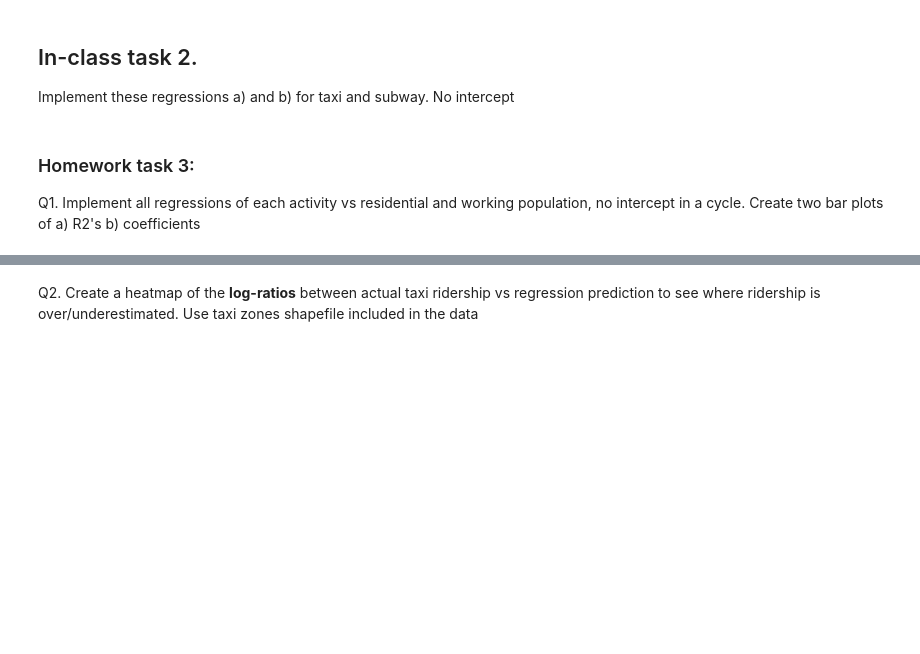
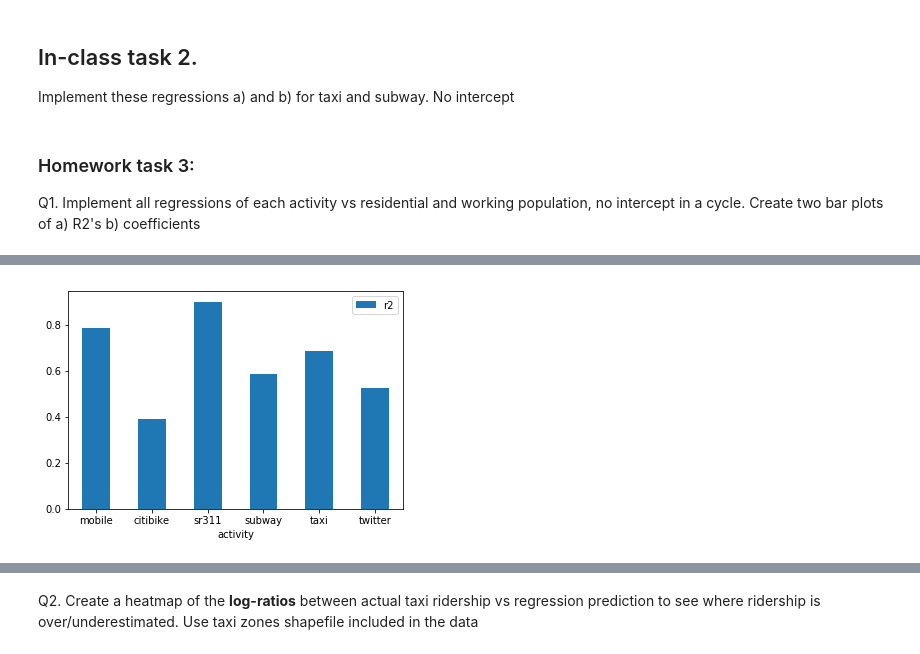
Before and after one commit to tharma3/ads, a Jupyter notebook: session3_mrn291.ipynb, the cells around one changed output, grey strips where cells are left out. Saved outputs shown, nothing was run; the diff lists cells and outputs as text; code cells hidden in the pictures; blank space fills up the shorter version.

```diff
--- a/session3_mrn291.ipynb
+++ b/session3_mrn291.ipynb
@@ -600,0 +682,18 @@ Now consider houses with different numbers of residential units: repeat the SALE
+# %%
+#fit all models and build dataframe
+data = [sf, duplex, multifamily]
+samples = []
+intercept = []
+gross_sq_ft_coeff = []
+land_sq_ft_coeff = []
+year_built_coeff = []
+r2 = []
+
+for frame in data:
+    lm = smf.ols(formula='SALE_PRICE~GROSS_SQUARE_FEET+LAND_SQUARE_FEET+YEAR_BUILT', data = frame).fit()
+    r2.append(lm.rsquared)
+    samples.append(len(frame))
+    intercept.append(lm.params[0])
+    gross_sq_ft_coeff.append(lm.params[1])
+    land_sq_ft_coeff.append(lm.params[2])
+    year_built_coeff.append(lm.params[3])
@@ -676,0 +801,28 @@ Create two bar plots of a) R2's b) coefficients
+# %%
+#fit all models and build dataframe
+activities = ['mobile','citibike','sr311','subway','taxi','twitter']
+samples = []
+intercept = []
+residential = []
+working = []
+r2 = []
+params = []
+
+for activity in activities:
+    lm = smf.ols(formula= ''.join([activity, '~residential+working-1']), data = SMdata).fit()
+    r2.append(lm.rsquared)
+    samples.append(len(frame))
+    #intercept.append(lm.params[0])
+    params.append(lm.params)
+    residential.append(lm.params[0])
+    working.append(lm.params[1])
+# %%
+df = pd.DataFrame(r2, columns =['r2'])
+# %%
+df['residential'] = residental
+df['working'] = working
+df['activity'] = activities
+# %%
+df.plot.bar(x='activity', y='r2', rot=0);
+# %% [output]
+[figure, added]
```
Also changed, not shown: parts of 30 cells of this notebook.
